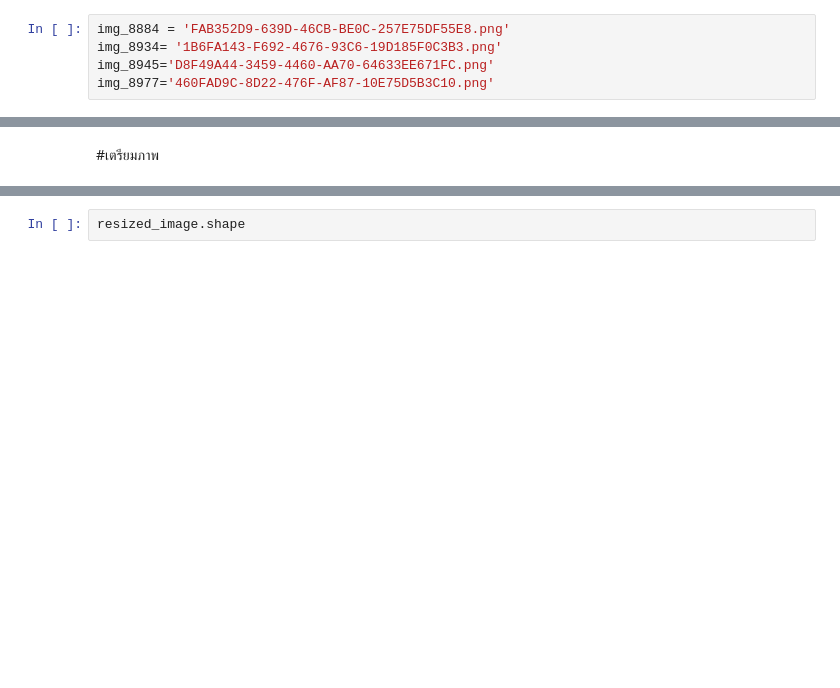
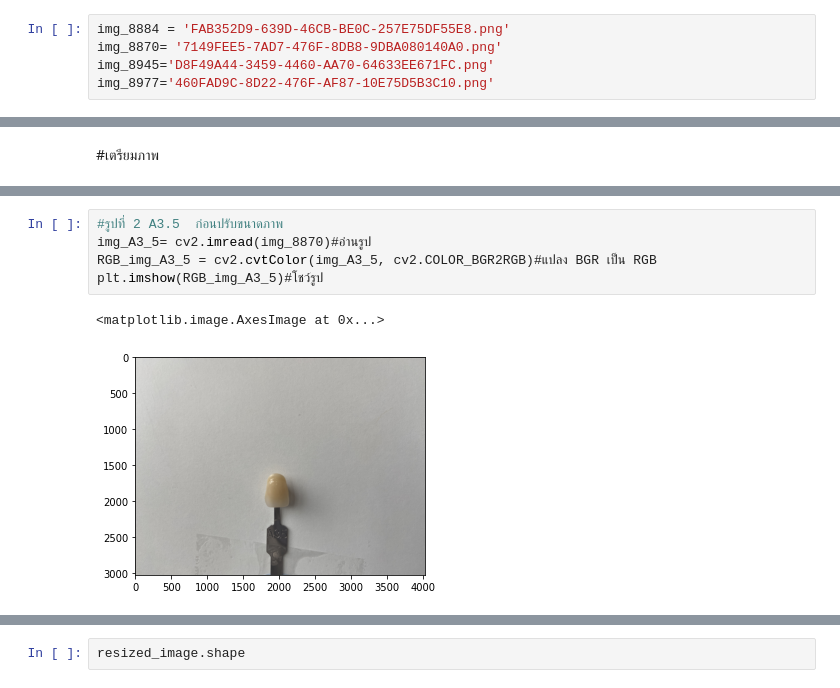
Before and after one commit to waraporn19/KKU_data_mining, a Jupyter notebook: Matching_color.ipynb, the cells around one changed output, grey strips where cells are left out. Cells and saved outputs as stored; diff of their text form; blank space fills up the shorter version.

```diff
--- a/Matching_color.ipynb
+++ b/Matching_color.ipynb
@@ -29,7 +29,7 @@ import os
  blob_service_client = BlockBlobService(account_name='dent01', account_key='CuShY0B4TZJ84TjzPpaHxyrHOpO73aGXeCpdVq7x26OjIlQ1HOz+3DVc9pDEj9BdcEL8odFuTRF0mOAE+aCgiw==')
 # %%
 img_8884 = 'FAB352D9-639D-46CB-BE0C-257E75DF55E8.png'
-img_8934= '1B6FA143-F692-4676-93C6-19D185F0C3B3.png'
+img_8870= '7149FEE5-7AD7-476F-8DB8-9DBA080140A0.png'
 img_8945='D8F49A44-3459-4460-AA70-64633EE671FC.png'
 img_8977='460FAD9C-8D22-476F-AF87-10E75D5B3C10.png'
 # %%
@@ -70,3 +66,11 @@ plt.imshow(RGB_img)#โชว์รูป
 # %% [output]
 <matplotlib.image.AxesImage at 0x...>
 [figure]
+# %%
+#รูปที่ 2 A3.5  ก่อนปรับขนาดภาพ
+img_A3_5= cv2.imread(img_8870)#อ่านรูป
+RGB_img_A3_5 = cv2.cvtColor(img_A3_5, cv2.COLOR_BGR2RGB)#แปลง BGR เป็น RGB
+plt.imshow(RGB_img_A3_5)#โชว์รูป
+# %% [output]
+<matplotlib.image.AxesImage at 0x...>
+[figure, added]
```
Also changed, not shown: parts of 24 cells of this notebook.
